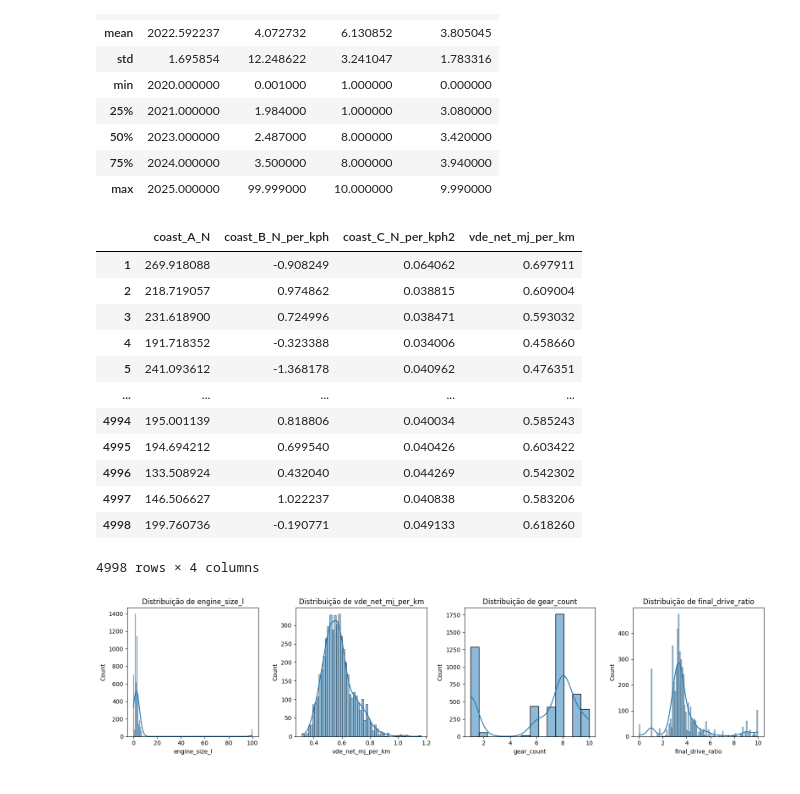
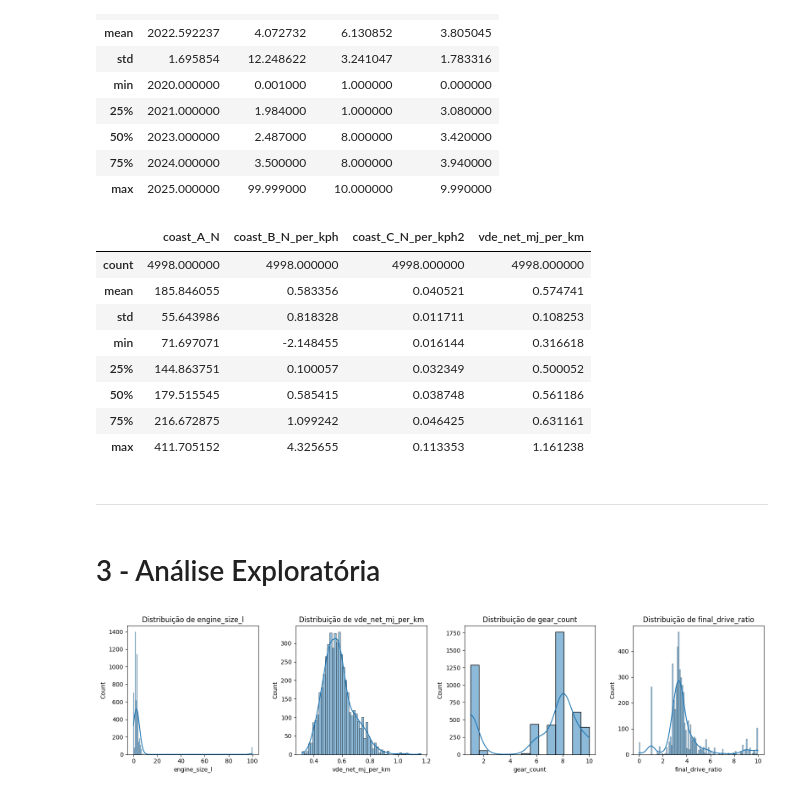
Before and after one commit to caiohfr/projects, a Jupyter notebook: my_notebook.ipynb, the cells around one changed output. Cells and saved outputs as stored; diff of their text form; code cells hidden in the pictures.

```diff
--- a/my_notebook.ipynb
+++ b/my_notebook.ipynb
@@ -107,27 +88,22 @@ X.describe()
 | 75% | 2024.000000 | 3.500000 | 8.000000 | 3.940000 |
 | max | 2025.000000 | 99.999000 | 10.000000 | 9.990000 |
 # %%
-y = df_filtred[
-    ["coast_A_N",
-    "coast_B_N_per_kph",
-    "coast_C_N_per_kph2",
-    "vde_net_mj_per_km"]
-]
-y
+# Analisando estatísticas descritivas dos targets
+y.describe()
 # %% [output]
 |  | coast_A_N | coast_B_N_per_kph | coast_C_N_per_kph2 | vde_net_mj_per_km |
-| 1 | 269.918088 | -0.908249 | 0.064062 | 0.697911 |
-| 2 | 218.719057 | 0.974862 | 0.038815 | 0.609004 |
-| 3 | 231.618900 | 0.724996 | 0.038471 | 0.593032 |
-| 4 | 191.718352 | -0.323388 | 0.034006 | 0.458660 |
-| 5 | 241.093612 | -1.368178 | 0.040962 | 0.476351 |
-| ... | ... | ... | ... | ... |
-| 4994 | 195.001139 | 0.818806 | 0.040034 | 0.585243 |
-| 4995 | 194.694212 | 0.699540 | 0.040426 | 0.603422 |
-| 4996 | 133.508924 | 0.432040 | 0.044269 | 0.542302 |
-| 4997 | 146.506627 | 1.022237 | 0.040838 | 0.583206 |
-| 4998 | 199.760736 | -0.190771 | 0.049133 | 0.618260 |
+| count | 4998.000000 | 4998.000000 | 4998.000000 | 4998.000000 |
+| mean | 185.846055 | 0.583356 | 0.040521 | 0.574741 |
+| std | 55.643986 | 0.818328 | 0.011711 | 0.108253 |
+| min | 71.697071 | -2.148455 | 0.016144 | 0.316618 |
+| 25% | 144.863751 | 0.100057 | 0.032349 | 0.500052 |
+| 50% | 179.515545 | 0.585415 | 0.038748 | 0.561186 |
+| 75% | 216.672875 | 1.099242 | 0.046425 | 0.631161 |
+| max | 411.705152 | 4.325655 | 0.113353 | 1.161238 |
-4998 rows × 4 columns
+# %% [markdown]
+-- --
+# %% [markdown]
+# 3 - Análise Exploratória
 # %%
 import matplotlib.pyplot as plt
 import seaborn as sns
```
Also changed, not shown: parts of 42 cells of this notebook.
